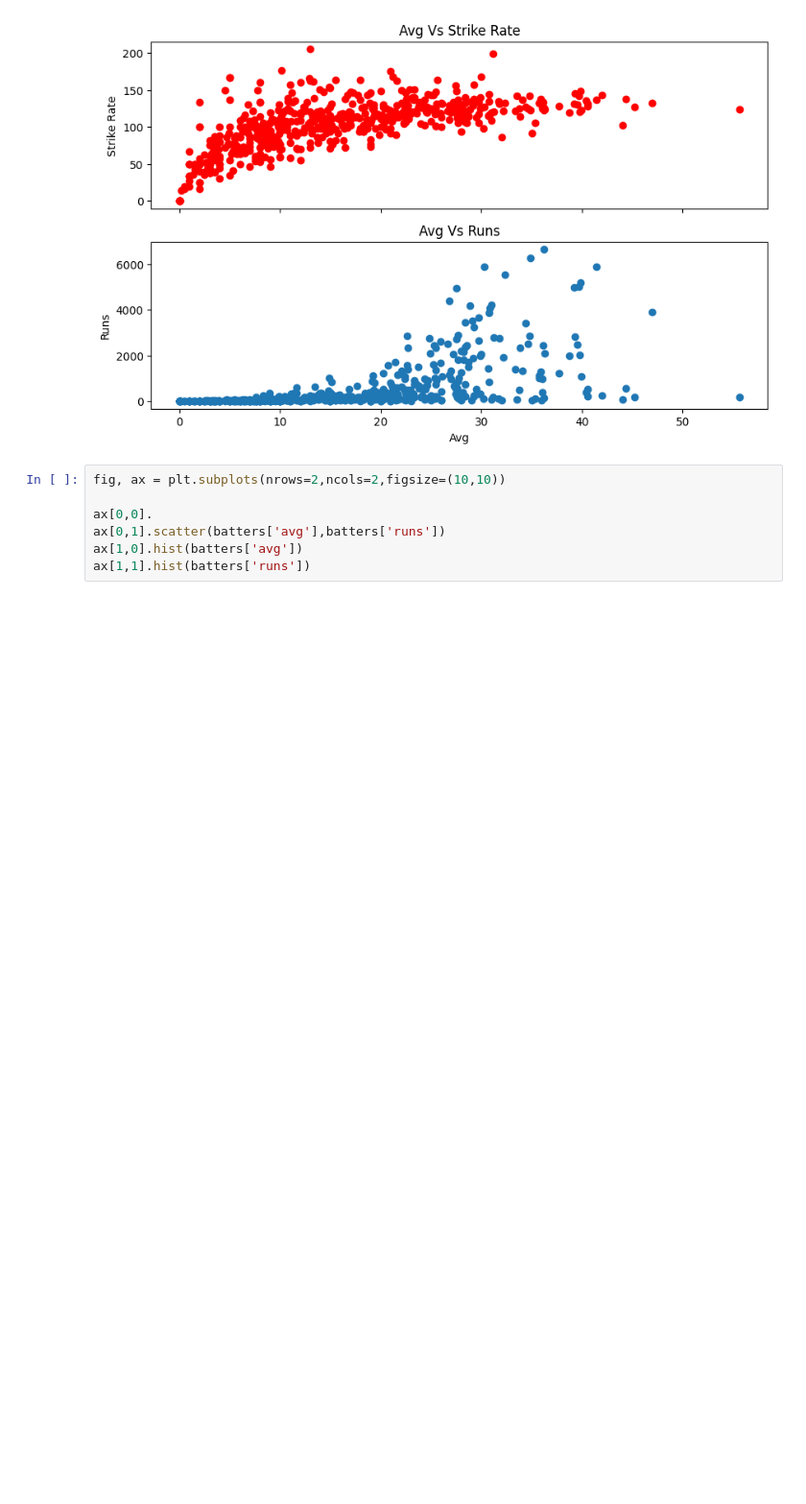
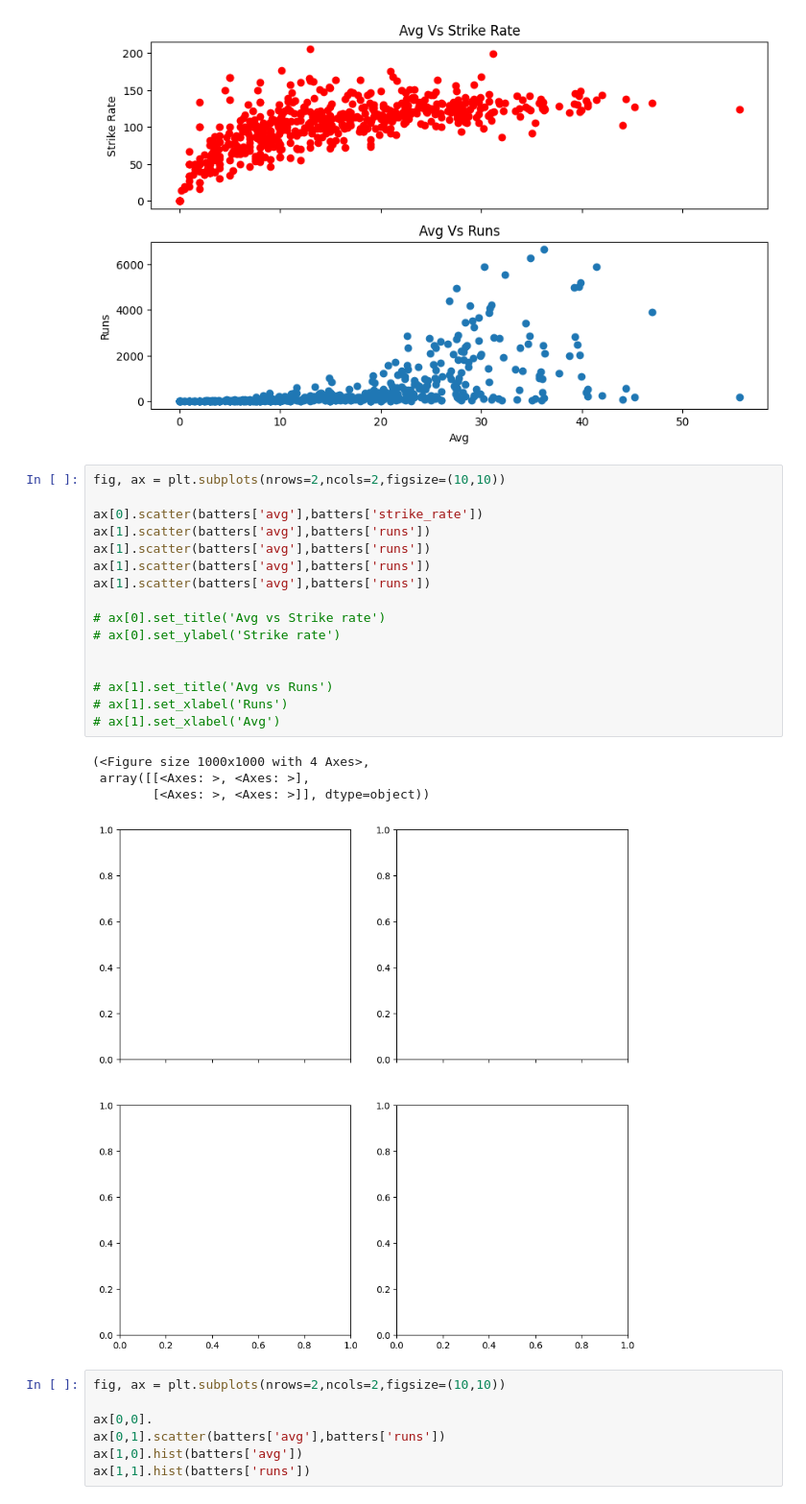
Before and after one commit to nadim-altaf/data-science-mentorship-campusx, a Jupyter notebook: Matplotlib/session_24_advanced_matplotlib.ipynb, the cells around one changed output. Shown at 96% size. Cells and saved outputs as stored; diff of their text form; blank space fills up the shorter version.

```diff
--- a/Matplotlib/session_24_advanced_matplotlib.ipynb
+++ b/Matplotlib/session_24_advanced_matplotlib.ipynb
@@ -244,6 +244,27 @@ ax[1].set_xlabel('Avg')
 # %% [output]
 Text(0.5, 0, 'Avg')
 [figure]
+# %%
+fig, ax = plt.subplots(nrows=2,ncols=2,figsize=(10,10))
+
+ax[0].scatter(batters['avg'],batters['strike_rate'])
+ax[1].scatter(batters['avg'],batters['runs'])
+ax[1].scatter(batters['avg'],batters['runs'])
+ax[1].scatter(batters['avg'],batters['runs'])
+ax[1].scatter(batters['avg'],batters['runs'])
+
+# ax[0].set_title('Avg vs Strike rate')
+# ax[0].set_ylabel('Strike rate')
+
+
+# ax[1].set_title('Avg vs Runs')
+# ax[1].set_xlabel('Runs')
+# ax[1].set_xlabel('Avg')
+# %% [output]
+(<Figure size 1000x1000 with 4 Axes>,
+ array([[<Axes: >, <Axes: >],
+        [<Axes: >, <Axes: >]], dtype=object))
+[figure, added]
 # %%
 fig, ax = plt.subplots(nrows=2,ncols=2,figsize=(10,10))
 
```
